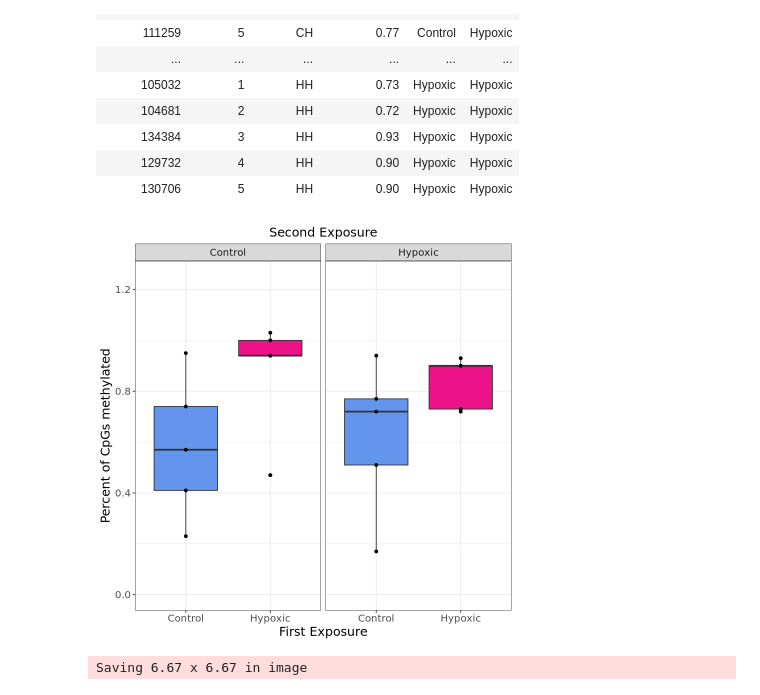
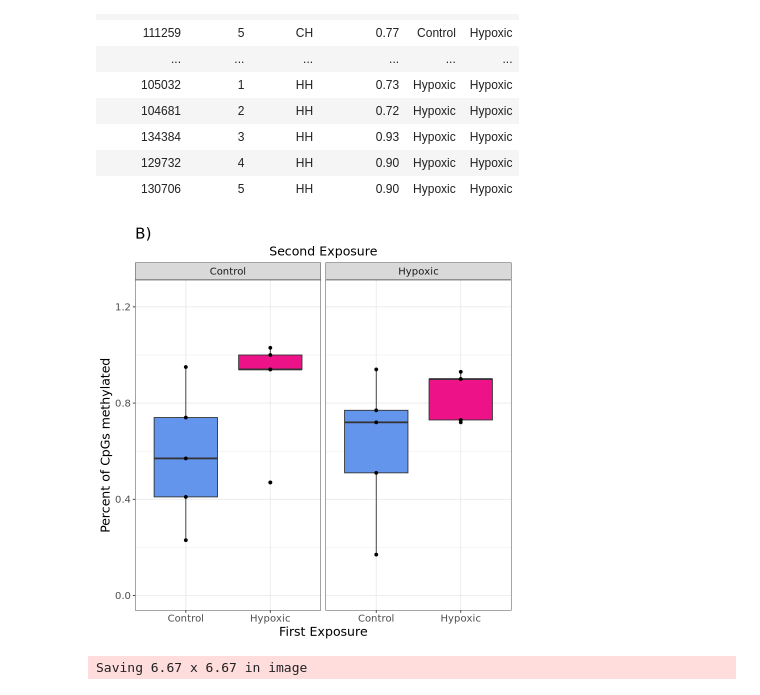
Before and after one commit to jgmcdonough/CE18_methylRAD_analysis, a Jupyter notebook: analysis/genomic_feature_tracks/methylation_level_of_features.ipynb, the cells around one changed output. Drawn from its saved outputs; the diff is of its cells as text; code cells hidden in the pictures.

```diff
--- a/analysis/genomic_feature_tracks/methylation_level_of_features.ipynb
+++ b/analysis/genomic_feature_tracks/methylation_level_of_features.ipynb
@@ -759,18 +759,21 @@ A data.frame: 20 × 6
 # %%
 cpgBoxplot <- ggplot(cpg, aes(x = phase1, y = methyl_level, fill = phase1)) +
   geom_boxplot() +
   geom_point() +
   facet_wrap(~ phase2) +
   scale_fill_manual(values=c('cornflowerblue', 'deeppink2')) +
   guides(fill = 'none') +
 ylim(0, 1.25) +
-  labs(x = "First Exposure", y = "Percent of CpGs methylated", subtitle = "Second Exposure") +
+  labs(x = "First Exposure",
+       y = "Percent of CpGs methylated",
+       title = 'B)',
+       subtitle = "Second Exposure") +
   theme_bw() +
   theme(text = element_text(size = 15), plot.subtitle = element_text(hjust=0.5))
 
 cpgBoxplot
 # %% [output]
-[figure, old version]
+[figure, new version]
 # %%
 ggsave('/project/pi_sarah_gignouxwolfsohn_uml_edu/julia/CE_MethylRAD_analysis_2018/analysis/figures/cpgMe_boxplot_faceted.pdf', cpgBoxplot)
 # %% [output]
```
Also changed, not shown: 2 other files.
